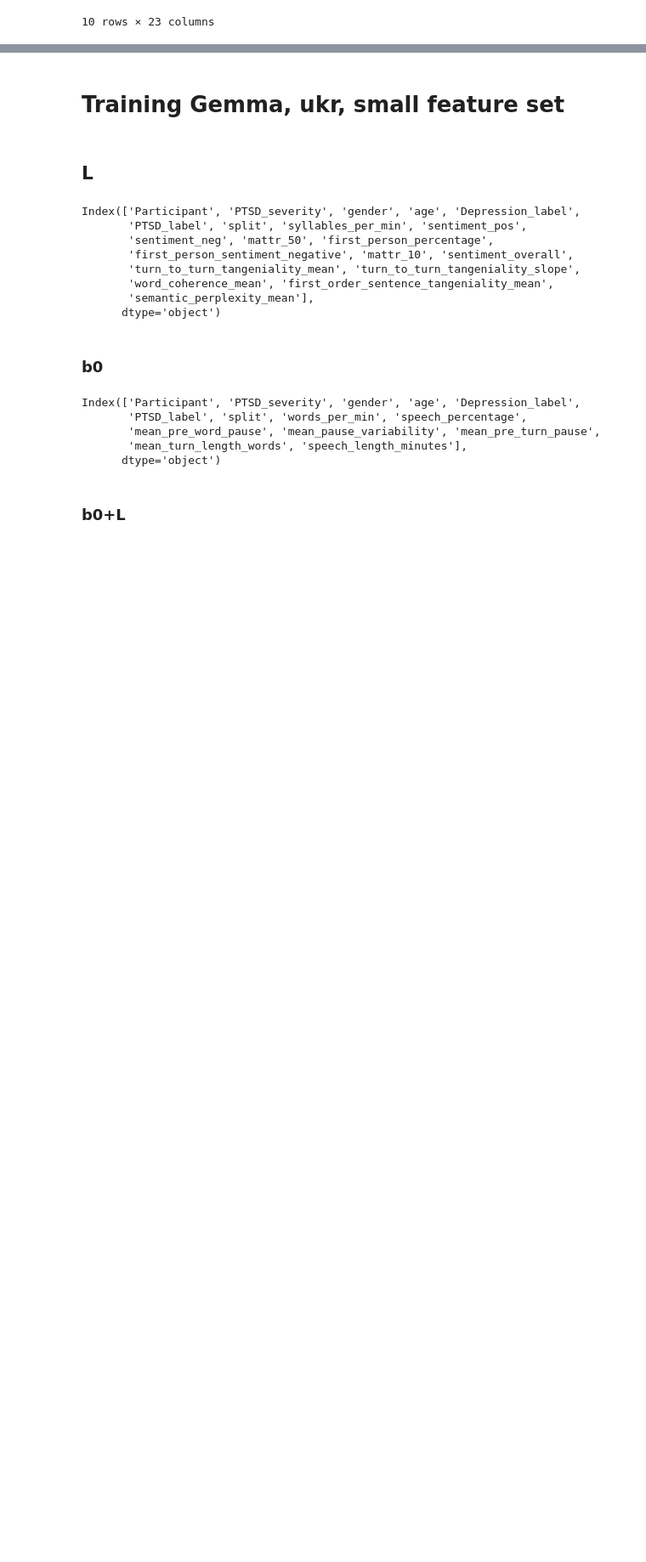
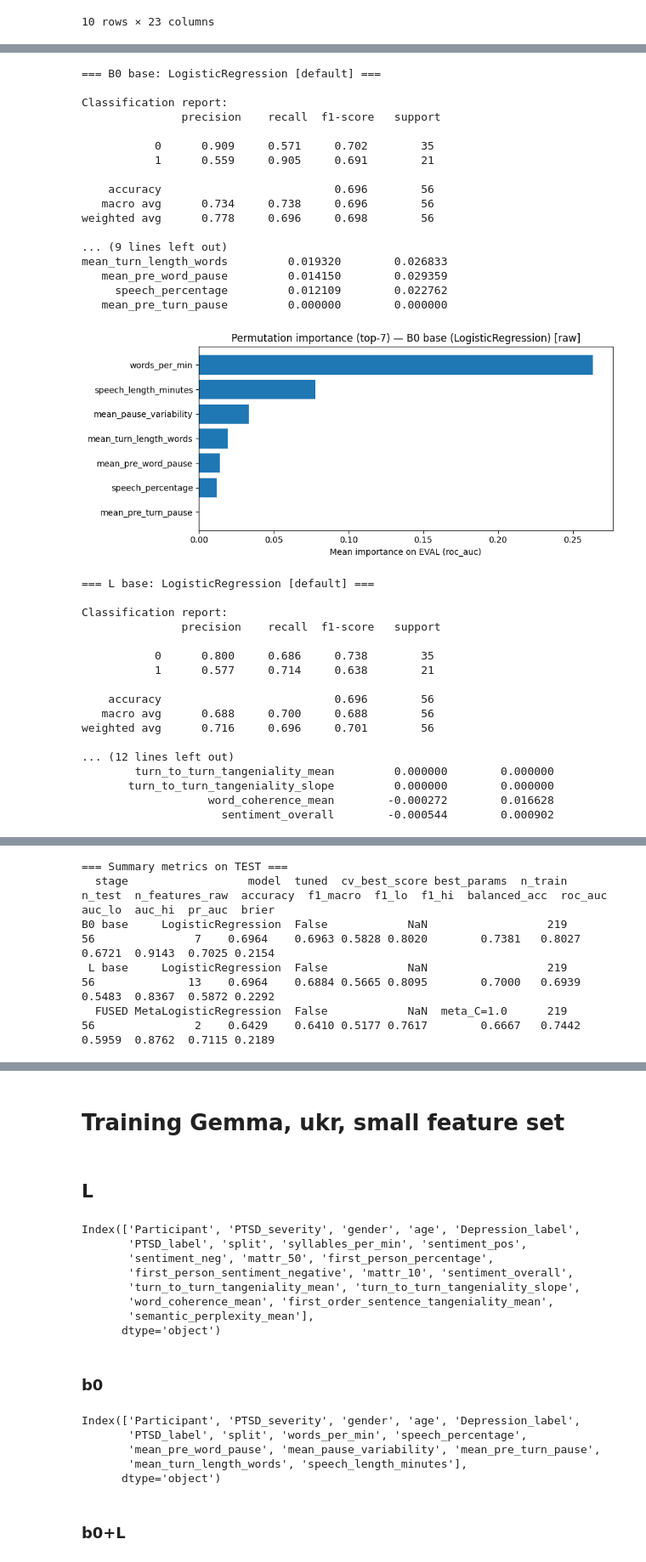
Before and after one commit to Pelmeshek1706/willis_2_airest, a Jupyter notebook: section_f_clear.ipynb, the cells around one changed output, grey strips where cells are left out. Shown at 85% size. Drawn from its saved outputs; the diff is of its cells as text; code cells hidden in the pictures; blank space fills up the shorter version.

Commit message:
add fusion tests

```diff
--- a/section_f_clear.ipynb
+++ b/section_f_clear.ipynb
@@ -1432,0 +2049,47 @@ res_b0_l_ptsd
+# %%
+res_end = run_late_fusion_pipeline_clean(
+    dataset_b0_path="/Users/pelmeshek1706/Desktop/projects/airest_notebooks/data/dataset_B0_gemma_eng_test_small.csv",
+    dataset_l_path="/Users/pelmeshek1706/Desktop/projects/airest_notebooks/data/dataset_L_gemma_eng_add_small.csv",
+    base_model_b0="LogisticRegression",
+    base_model_l="LogisticRegression",
+    tune_tree_models=False,
+    compute_importance=True,
+    # feature_selection=False,  # set True to do train-only raw-column selection per modality
+    target_col='PTSD_label',
+)
+# %% [output]
+=== B0 base: LogisticRegression [default] ===
+
+Classification report:
+               precision    recall  f1-score   support
+
+           0      0.909     0.571     0.702        35
+           1      0.559     0.905     0.691        21
+
+    accuracy                          0.696        56
+   macro avg      0.734     0.738     0.696        56
+weighted avg      0.778     0.696     0.698        56
+
+... (9 lines left out)
+mean_turn_length_words         0.019320        0.026833
+   mean_pre_word_pause         0.014150        0.029359
+     speech_percentage         0.012109        0.022762
+   mean_pre_turn_pause         0.000000        0.000000
+[figure, added]
+=== L base: LogisticRegression [default] ===
+
+Classification report:
+               precision    recall  f1-score   support
+
+           0      0.800     0.686     0.738        35
+           1      0.577     0.714     0.638        21
+
+    accuracy                          0.696        56
+   macro avg      0.688     0.700     0.688        56
+weighted avg      0.716     0.696     0.701        56
+
+... (12 lines left out)
+        turn_to_turn_tangeniality_mean         0.000000        0.000000
+       turn_to_turn_tangeniality_slope         0.000000        0.000000
+                   word_coherence_mean        -0.000272        0.016628
+                     sentiment_overall        -0.000544        0.000902
@@ -1432,0 +2114,5 @@ res_b0_l_ptsd
+=== Summary metrics on TEST ===
+  stage                  model  tuned  cv_best_score best_params  n_train  n_test  n_features_raw  accuracy  f1_macro  f1_lo  f1_hi  balanced_acc  roc_auc  auc_lo  auc_hi  pr_auc  brier
+B0 base     LogisticRegression  False            NaN                  219      56               7    0.6964    0.6963 0.5828 0.8020        0.7381   0.8027  0.6721  0.9143  0.7025 0.2154
+ L base     LogisticRegression  False            NaN                  219      56              13    0.6964    0.6884 0.5665 0.8095        0.7000   0.6939  0.5483  0.8367  0.5872 0.2292
+  FUSED MetaLogisticRegression  False            NaN  meta_C=1.0      219      56               2    0.6429    0.6410 0.5177 0.7617        0.6667   0.7442  0.5959  0.8762  0.7115 0.2189
```
Also changed, not shown: parts of 8 cells of this notebook.
